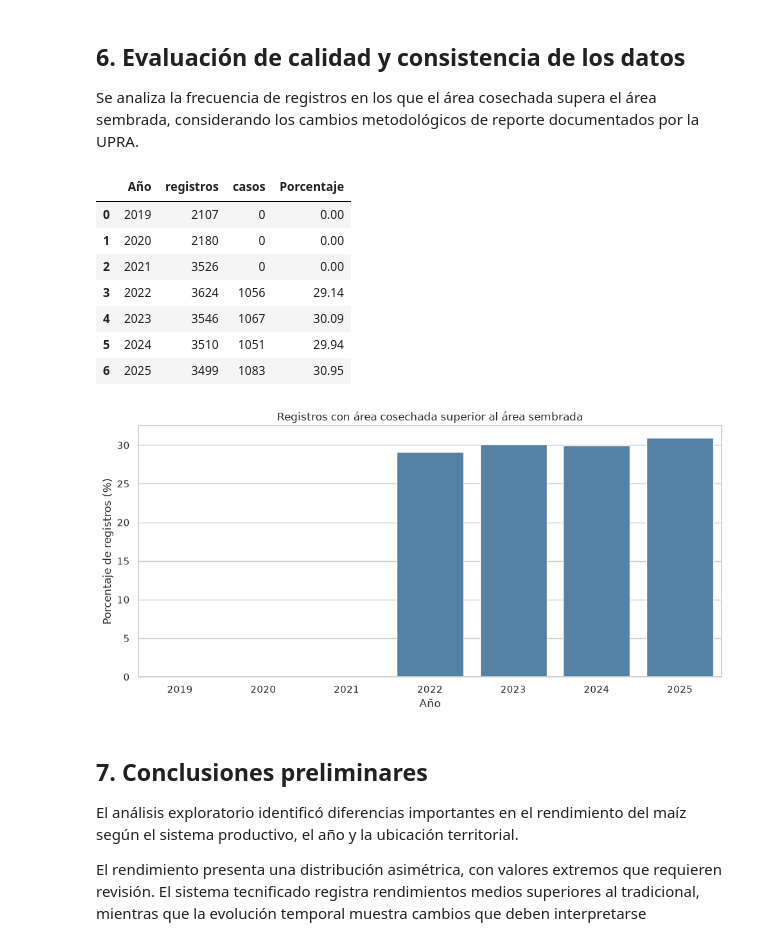
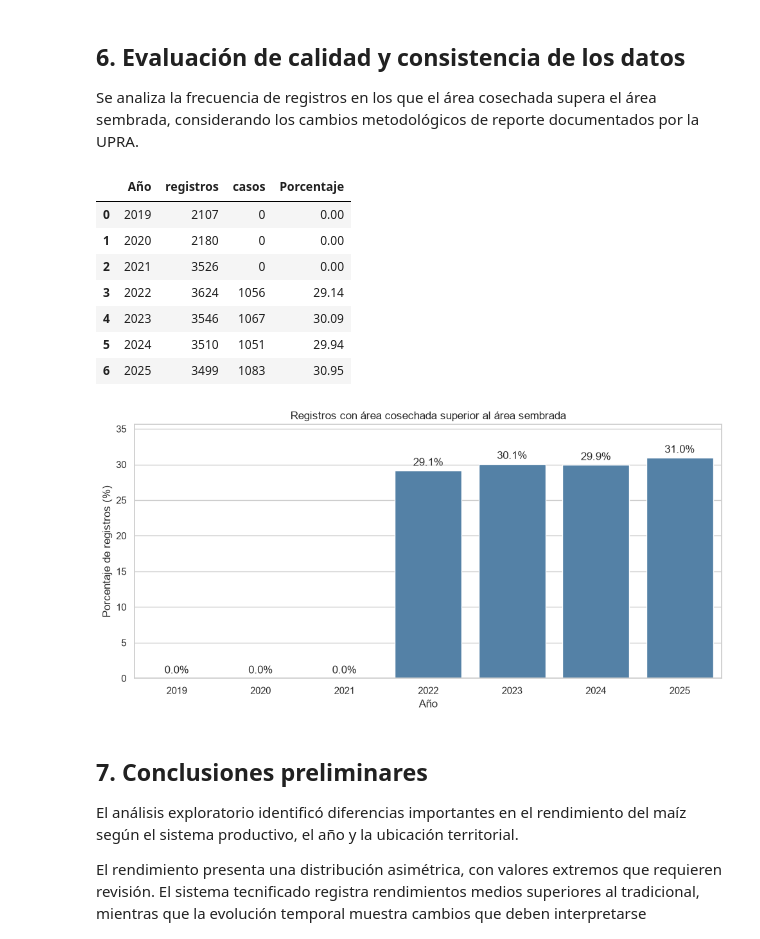
Before and after one commit to VicKingo98/agropredict-colombia, a Jupyter notebook: notebooks/01_eda_maiz.ipynb, the cells around one changed output. Drawn from its saved outputs; the diff is of its cells as text; code cells hidden in the pictures.

```diff
--- a/notebooks/01_eda_maiz.ipynb
+++ b/notebooks/01_eda_maiz.ipynb
@@ -293,35 +341,38 @@ calidad_anual = (
 calidad_anual["Porcentaje"] = (
     calidad_anual["casos"] /
     calidad_anual["registros"] * 100
 )
 
 display(calidad_anual.round(2))
 
 # Visualización
 plt.figure(figsize=(10, 5))
 
-sns.barplot(
+ax=sns.barplot(
     data=calidad_anual,
     x="Año",
     y="Porcentaje",
     color="steelblue"
 )
+ax.set_ylim(0, calidad_anual["Porcentaje"].max() * 1.15)
+ax.bar_label(ax.containers[0], fmt="%.1f%%", padding=3)
+
 
 plt.title("Registros con área cosechada superior al área sembrada")
 plt.xlabel("Año")
 plt.ylabel("Porcentaje de registros (%)")
 plt.tight_layout()
 plt.show()
 # %% [output]
 |  | Año | registros | casos | Porcentaje |
 | 0 | 2019 | 2107 | 0 | 0.00 |
 | 1 | 2020 | 2180 | 0 | 0.00 |
 | 2 | 2021 | 3526 | 0 | 0.00 |
 | 3 | 2022 | 3624 | 1056 | 29.14 |
 | 4 | 2023 | 3546 | 1067 | 30.09 |
 | 5 | 2024 | 3510 | 1051 | 29.94 |
 | 6 | 2025 | 3499 | 1083 | 30.95 |
-[figure, old version]
+[figure, new version]
 # %% [markdown]
 ## 7. Conclusiones preliminares
 
```
Also changed, not shown: parts of 5 cells of this notebook, 3 other files.
